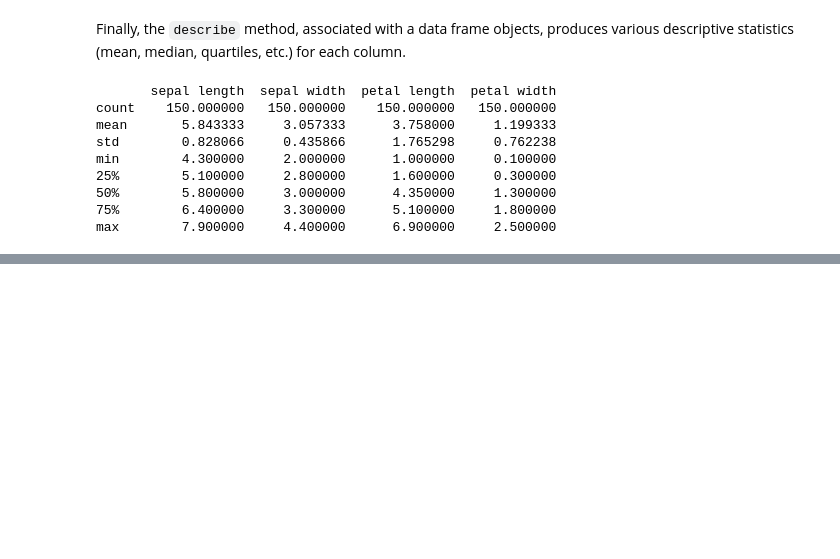
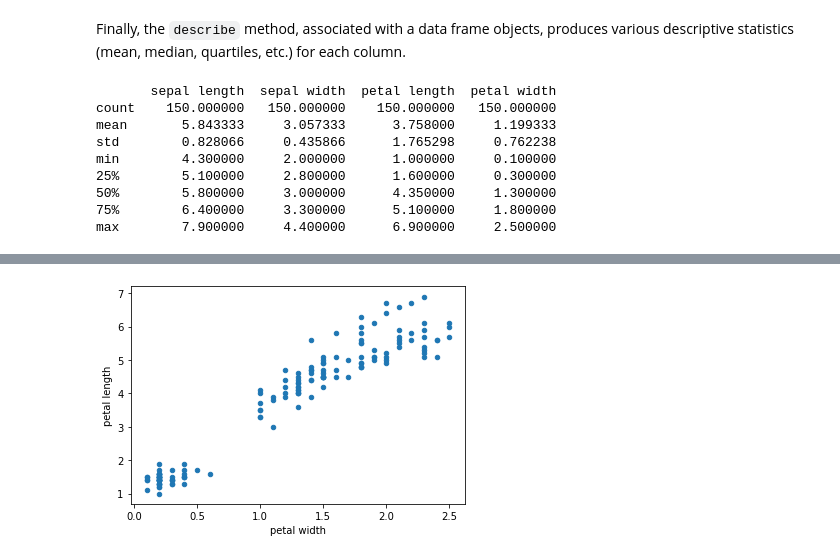
Before and after one commit to sathayas/GuideIDSExamples, a Jupyter notebook: Chapter4-DataUnderstanding.ipynb, the cells around one changed output, grey strips where cells are left out. Drawn from its saved outputs; the diff is of its cells as text; code cells hidden in the pictures; blank space fills up the shorter version.

Commit message:
Started the section on scatter plots

```diff
--- a/Chapter4-DataUnderstanding.ipynb
+++ b/Chapter4-DataUnderstanding.ipynb
@@ -86,0 +94,6 @@ max        7.900000     4.400000      6.900000     2.500000
+# %%
+# plotting petal width vs length (as a method)
+X.plot.scatter(x='petal width', y='petal length')
+plt.show()
+# %% [output]
+[figure, added]
```
Also changed, not shown: parts of 7 cells of this notebook.
